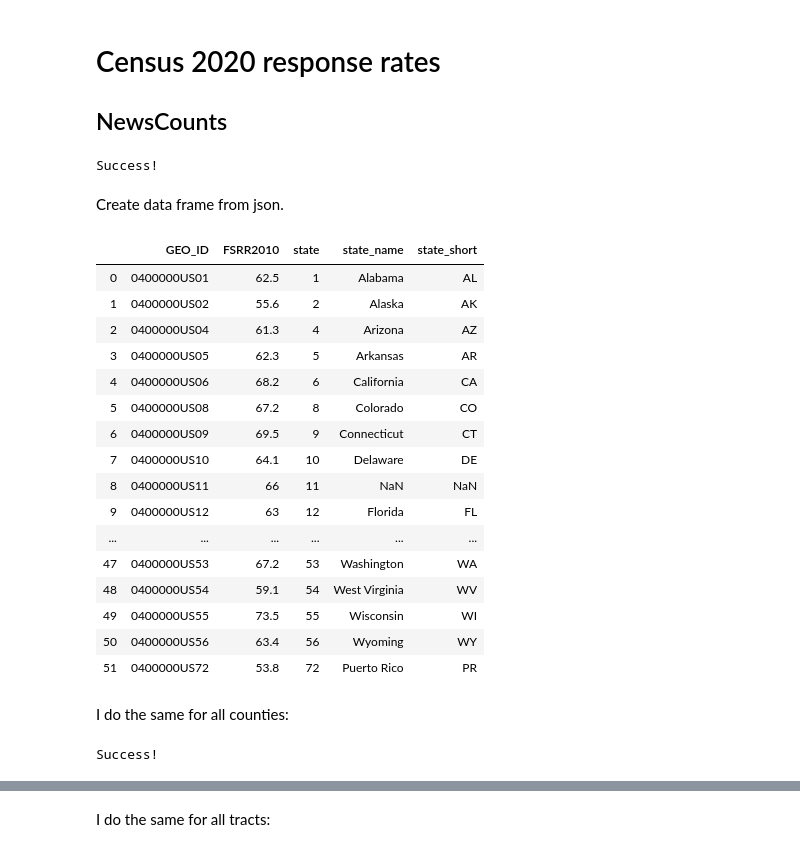
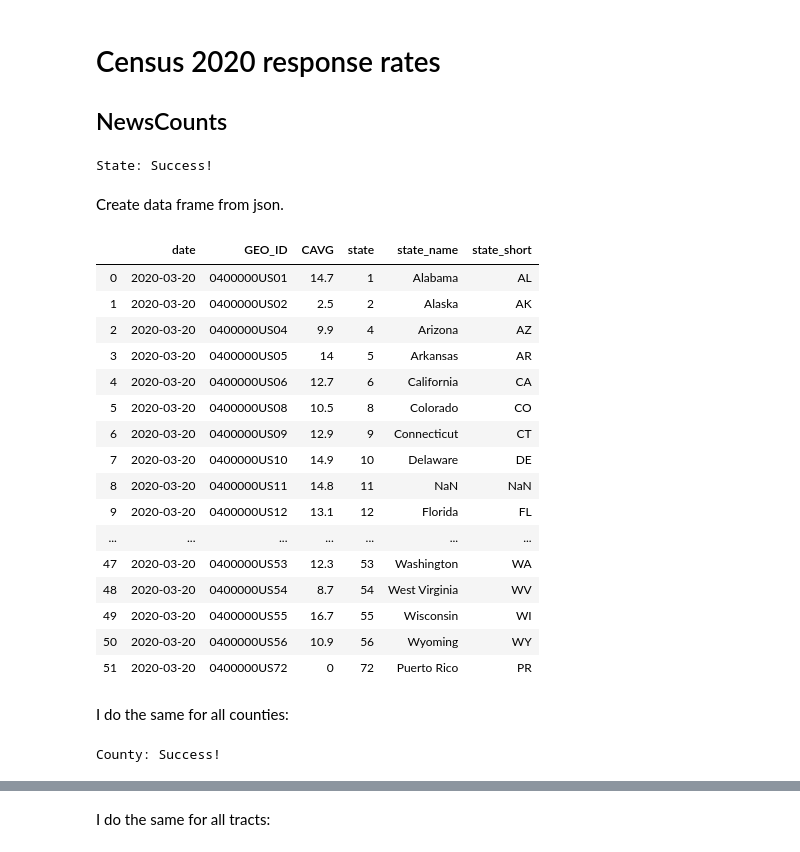
Before and after one commit to Bernacho/NewsCounts-ResponseRates, a Jupyter notebook: responseRates.ipynb, the cells around one changed output, grey strips where cells are left out. Saved outputs shown, nothing was run; the diff lists cells and outputs as text; code cells hidden in the pictures.

```diff
--- a/responseRates.ipynb
+++ b/responseRates.ipynb
@@ -9,47 +11,55 @@ import requests
 # %%
-states = pd.read_csv("Data/state_codes.txt",sep=" 	")
-counties = pd.read_csv("Data/county_codes.txt",sep=" 	")
+today = date.today()
+
+states = pd.read_csv("Data/state_codes.txt",sep=" 	", engine='python')
+counties = pd.read_csv("Data/county_codes.txt",sep=" 	", engine='python')
 # %%
 key = "124e1b1d5ceca3b46b3f6bd97d95ea8d4d780e28"
 # %%
-url = f"https://api.census.gov/data/2010/dec/responserate?get=GEO_ID,FSRR2010&for=state:*&key={key}"
+url = f"https://api.census.gov/data/2020/dec/responserate?get=GEO_ID,CAVG&for=state:*&key={key}"
 response = requests.get(url)
 if response:
-    print('Success!')
+    print('State: Success!')
 else:
-    print('An error has occurred.')
+    print('State: An error has occurred.')
+    sys.exit("State: "+response.text)
 # %% [output]
-Success!
+State: Success!
 # %% [markdown]
 Create data frame from json.
 # %%
 state_df = pd.DataFrame.from_records(response.json()[1:])
-state_df.columns = ["GEO_ID","FSRR2010","state"]
+
+state_df.columns = ["GEO_ID","CAVG","state"]
 state_df['state'] = state_df.state.astype(int)
 
 state_df['state_name'] = state_df.state.map(states.set_index('code')['state'])
 
 state_df['state_short'] = state_df.state.map(states.set_index('code')['state_code'])
 
+columns = list(state_df.columns)
+state_df["date"] = str(today)
+
+state_df = state_df[["date"]+columns]
 state_df.sort_values(by="state",inplace=True)
 state_df = state_df.reset_index(drop=True)
 state_df
 # %% [output]
-|  | GEO_ID | FSRR2010 | state | state_name | state_short |
-| 0 | 0400000US01 | 62.5 | 1 | Alabama | AL |
-| 1 | 0400000US02 | 55.6 | 2 | Alaska | AK |
-| 2 | 0400000US04 | 61.3 | 4 | Arizona | AZ |
-| 3 | 0400000US05 | 62.3 | 5 | Arkansas | AR |
-| 4 | 0400000US06 | 68.2 | 6 | California | CA |
-| 5 | 0400000US08 | 67.2 | 8 | Colorado | CO |
-| 6 | 0400000US09 | 69.5 | 9 | Connecticut | CT |
-| 7 | 0400000US10 | 64.1 | 10 | Delaware | DE |
-| 8 | 0400000US11 | 66 | 11 | NaN | NaN |
-| 9 | 0400000US12 | 63 | 12 | Florida | FL |
-| ... | ... | ... | ... | ... | ... |
-| 47 | 0400000US53 | 67.2 | 53 | Washington | WA |
-| 48 | 0400000US54 | 59.1 | 54 | West Virginia | WV |
-| 49 | 0400000US55 | 73.5 | 55 | Wisconsin | WI |
-| 50 | 0400000US56 | 63.4 | 56 | Wyoming | WY |
-| 51 | 0400000US72 | 53.8 | 72 | Puerto Rico | PR |
+|  | date | GEO_ID | CAVG | state | state_name | state_short |
+| 0 | 2020-03-20 | 0400000US01 | 14.7 | 1 | Alabama | AL |
+| 1 | 2020-03-20 | 0400000US02 | 2.5 | 2 | Alaska | AK |
+| 2 | 2020-03-20 | 0400000US04 | 9.9 | 4 | Arizona | AZ |
+| 3 | 2020-03-20 | 0400000US05 | 14 | 5 | Arkansas | AR |
+| 4 | 2020-03-20 | 0400000US06 | 12.7 | 6 | California | CA |
+| 5 | 2020-03-20 | 0400000US08 | 10.5 | 8 | Colorado | CO |
+| 6 | 2020-03-20 | 0400000US09 | 12.9 | 9 | Connecticut | CT |
+| 7 | 2020-03-20 | 0400000US10 | 14.9 | 10 | Delaware | DE |
+| 8 | 2020-03-20 | 0400000US11 | 14.8 | 11 | NaN | NaN |
+| 9 | 2020-03-20 | 0400000US12 | 13.1 | 12 | Florida | FL |
+| ... | ... | ... | ... | ... | ... | ... |
+| 47 | 2020-03-20 | 0400000US53 | 12.3 | 53 | Washington | WA |
+| 48 | 2020-03-20 | 0400000US54 | 8.7 | 54 | West Virginia | WV |
+| 49 | 2020-03-20 | 0400000US55 | 16.7 | 55 | Wisconsin | WI |
+| 50 | 2020-03-20 | 0400000US56 | 10.9 | 56 | Wyoming | WY |
+| 51 | 2020-03-20 | 0400000US72 | 0 | 72 | Puerto Rico | PR |
 # %%
@@ -58,15 +68,16 @@ state_df.to_csv("Data/sates_response_rates.csv",index=False)
 I do the same for all counties:
 # %%
 data=[]
-url = f"https://api.census.gov/data/2010/dec/responserate?get=GEO_ID,FSRR2010&for=county:*&key={key}"
+url = f"https://api.census.gov/data/2020/dec/responserate?get=GEO_ID,CAVG&for=county:*&key={key}"
 response = requests.get(url)
 if response:
-    print('Success!')
+    print('County: Success!')
     data = response.json()
 else:
     print('An error has occurred.')
+    sys.exit("County: "+response.text)
 # %% [output]
-Success!
+County: Success!
 # %%
 county_df = pd.DataFrame.from_records(data[1:])
 county_df.columns = data[0]
```
Also changed, not shown: parts of 8 cells of this notebook, 5 other files.
